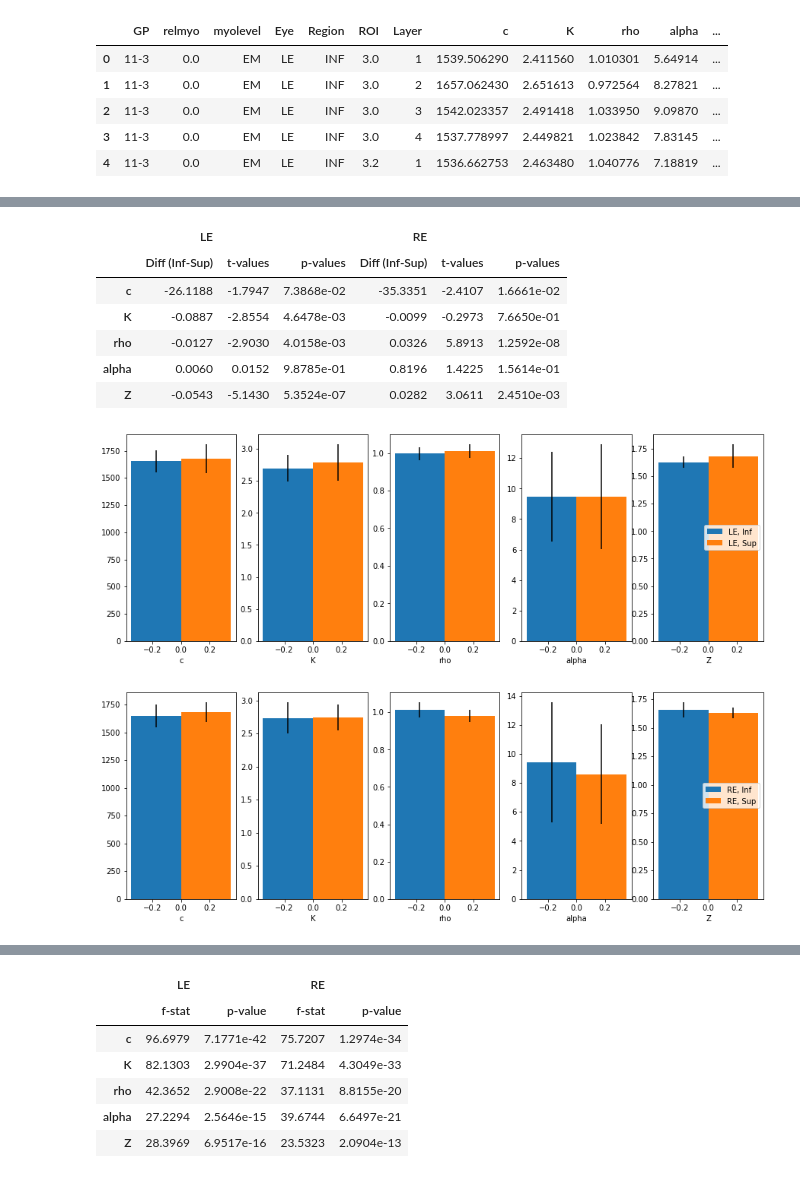
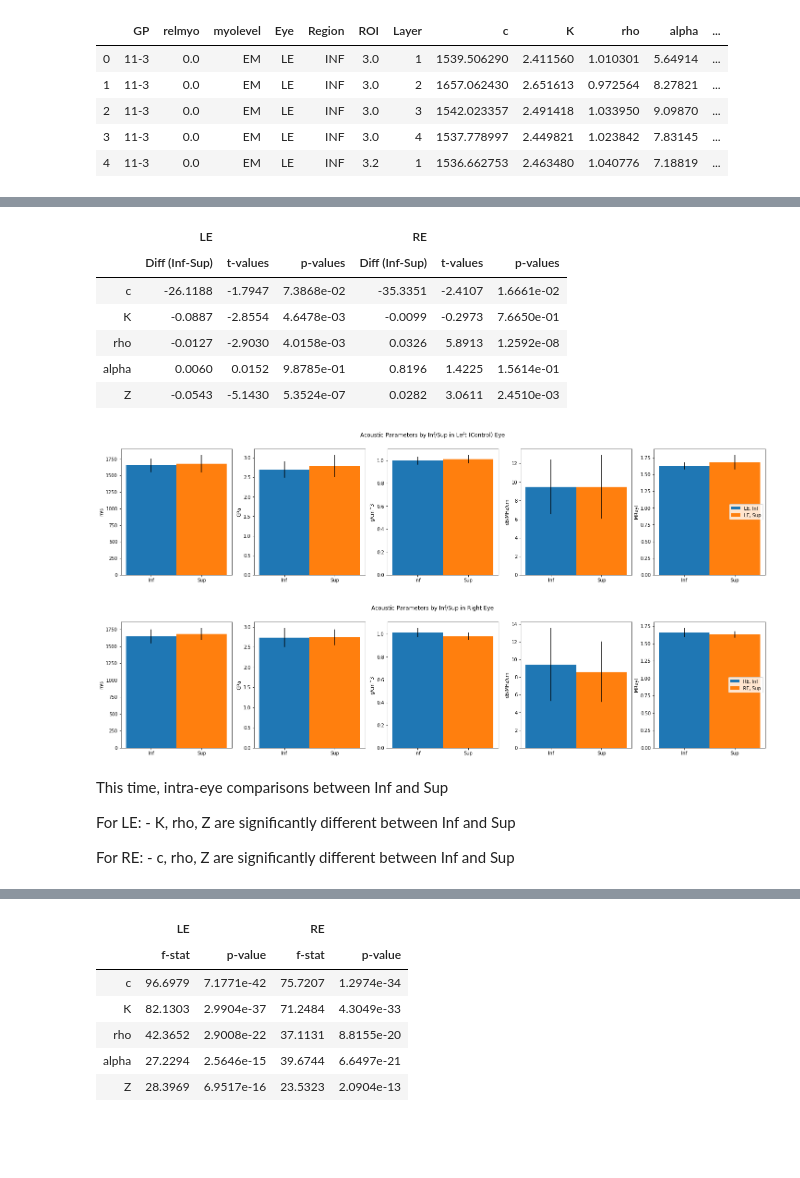
Before and after one commit to cameronhoerig/Riverside, a Jupyter notebook: SAM_Layering/QAM_Only_Hoang_Spreadsheet/QAM_Results_All_Eyes.ipynb, the cells around one changed output, grey strips where cells are left out. Saved outputs shown, nothing was run; the diff lists cells and outputs as text; code cells hidden in the pictures; blank space fills up the shorter version.

```diff
--- a/SAM_Layering/QAM_Only_Hoang_Spreadsheet/QAM_Results_All_Eyes.ipynb
+++ b/SAM_Layering/QAM_Only_Hoang_Spreadsheet/QAM_Results_All_Eyes.ipynb
@@ -107,9 +120,10 @@ re_data.groupby('roi_bin').mean().plot.line(y='Z',ax=ax,color='red',label='RE')
 # %%
 # Start comparing the parameter values. First, Inf vs Sup
 param_list = ['c','K','rho','alpha','Z'] # List of parameters for comparison
+units_list = ['m/s','GPa','g/cm^3','dB/MHz/cm','MRayl']
 num_param = len(param_list)
 
-this_fig,this_ax = plt.subplots(1,num_param,figsize=((3*num_param),5))
+this_fig,this_ax = plt.subplots(1,num_param,figsize=((5*num_param),5))
 this_ax = this_ax.ravel()
 
 # First, for all eyes, compare parameters in Inf vs Sup
@@ -131,9 +145,16 @@ for pp in range(num_param):
     b_width = 0.35
     this_ax[pp].bar(x=-b_width/2,height=p_y[0],width=b_width,label='Inf',yerr=p_err[0],color='tab:blue')
     this_ax[pp].bar(x=+b_width/2,height=p_y[1],width=b_width,label='Sup',yerr=p_err[1],color='tab:orange')
-    this_ax[pp].set_xlabel(this_param)
+    this_ax[pp].set_title(this_param)
+    this_ax[pp].set_ylabel(units_list[pp])
+    this_ax[pp].set_xticks([-b_width/2,b_width/2])
+    this_ax[pp].set_xticklabels(['Inf','Sup'])
 
 this_ax[-1].legend(loc='center right')
+this_fig.suptitle('Acoustic Parameters by Inf/Sup')
+
+this_fig.savefig(r'.\inf_sup_comp.png',dpi=150)
+
 # Create a DataFrame from the t-test results
 this_df = pd.DataFrame(param_diff,columns=['Diff (Inf-Sup)','t-values','p-values'],index=param_list)
 display(this_df)
@@ -155,8 +179,12 @@ le_sup_data = le_data[le_data['Region'] == 'SUP']
 re_inf_data = re_data[re_data['Region'] == 'INF']
 re_sup_data = re_data[re_data['Region'] == 'SUP']
 
-le_fig, le_ax = plt.subplots(1,num_param,figsize=((3*num_param,5)))
-re_fig, re_ax = plt.subplots(1,num_param,figsize=((3*num_param,5)))
+le_fig, le_ax = plt.subplots(1,num_param,figsize=((5*num_param,5)))
+re_fig, re_ax = plt.subplots(1,num_param,figsize=((5*num_param,5)))
+
+le_fig.suptitle('Acoustic Parameters by Inf/Sup in Left (Control) Eye')
+re_fig.suptitle('Acoustic Parameters by Inf/Sup in Right Eye')
+
 
 le_ax = le_ax.ravel()
 re_ax = re_ax.ravel()
@@ -175,44 +203,58 @@ for pp in range(num_param):
     p_err = [le_inf_data[this_param].std(), le_sup_data[this_param].std()]
     le_ax[pp].bar(x=-b_width/2,height=p_y[0],yerr=p_err[0],width=b_width,label='LE, Inf',color='tab:blue')
     le_ax[pp].bar(x=+b_width/2,height=p_y[1],yerr=p_err[1],width=b_width,label='LE, Sup',color='tab:orange')
-    le_ax[pp].set_xlabel(this_param)
-
+    le_ax[pp].set_ylabel(units_list[pp])
+    le_ax[pp].set_xticks([-b_width/2,b_width/2])
+    le_ax[pp].set_xticklabels(['Inf','Sup'])
 
     # t-test for right eye
     this_t, this_p = scipy.stats.ttest_ind(re_inf_data[this_param],re_sup_data[this_param])
     this_diff = re_inf_data[this_param].mean() - re_sup_data[this_param].mean()
     re_param_diff[pp,:] = [this_diff,this_t,this_p]
 
     # Plot the mean values for the right eye with std as error bars
     p_y = [re_inf_data[this_param].mean(), re_sup_data[this_param].mean()]
     p_err = [re_inf_data[this_param].std(), re_sup_data[this_param].std()]
     re_ax[pp].bar(x=-b_width/2,height=p_y[0],yerr=p_err[0],width=b_width,label='RE, Inf',color='tab:blue')
     re_ax[pp].bar(x=+b_width/2,height=p_y[1],yerr=p_err[1],width=b_width,label='RE, Sup',color='tab:orange')
-    re_ax[pp].set_xlabel(this_param)
+    re_ax[pp].set_ylabel(units_list[pp])
+    re_ax[pp].set_xticks([-b_width/2,b_width/2])
+    re_ax[pp].set_xticklabels(['Inf','Sup'])
 
 le_ax[-1].legend(loc='center right')
 re_ax[-1].legend(loc='center right')
+
+le_fig.savefig(r'.\inf_sup_le_comp.png',dpi=200)
+re_fig.savefig(r'.\inf_sup_re_comp.png',dpi=200)
 
 # Create DataFrames for the LE and RE summaries, this combine into one with a MultiIndex to summarize more concisely
 le_df = pd.DataFrame(le_param_diff,columns=['Diff (Inf-Sup)','t-values','p-values'],index=param_list)
 re_df = pd.DataFrame(re_param_diff,columns=['Diff (Inf-Sup)','t-values','p-values'],index=param_list)
 
 le_df.columns = pd.MultiIndex.from_product([['LE'], le_df.columns])
 re_df.columns = pd.MultiIndex.from_product([['RE'], re_df.columns])
 full_df = pd.concat([le_df, re_df],axis=1)
 
 pd.set_option('precision',4)
 full_df
 # %% [output]
 |  | LE |  |  | RE |  |  |
 |  | Diff (Inf-Sup) | t-values | p-values | Diff (Inf-Sup) | t-values | p-values |
 | c | -26.1188 | -1.7947 | 7.3868e-02 | -35.3351 | -2.4107 | 1.6661e-02 |
 | K | -0.0887 | -2.8554 | 4.6478e-03 | -0.0099 | -0.2973 | 7.6650e-01 |
 | rho | -0.0127 | -2.9030 | 4.0158e-03 | 0.0326 | 5.8913 | 1.2592e-08 |
 | alpha | 0.0060 | 0.0152 | 9.8785e-01 | 0.8196 | 1.4225 | 1.5614e-01 |
 | Z | -0.0543 | -5.1430 | 5.3524e-07 | 0.0282 | 3.0611 | 2.4510e-03 |
-[figure, old version]
+[figure, new version]
-[figure, old version]
+[figure, new version]
+# %% [markdown]
+This time, intra-eye comparisons between Inf and Sup
+
+For LE:
+    - K, rho, Z are significantly different between Inf and Sup
+
+For RE:
+    - c, rho, Z are significantly different between Inf and Sup
 # %%
 # This time, compare the Inf and Sup regions between LE and RE
 
```
Also changed, not shown: parts of 37 cells of this notebook.
